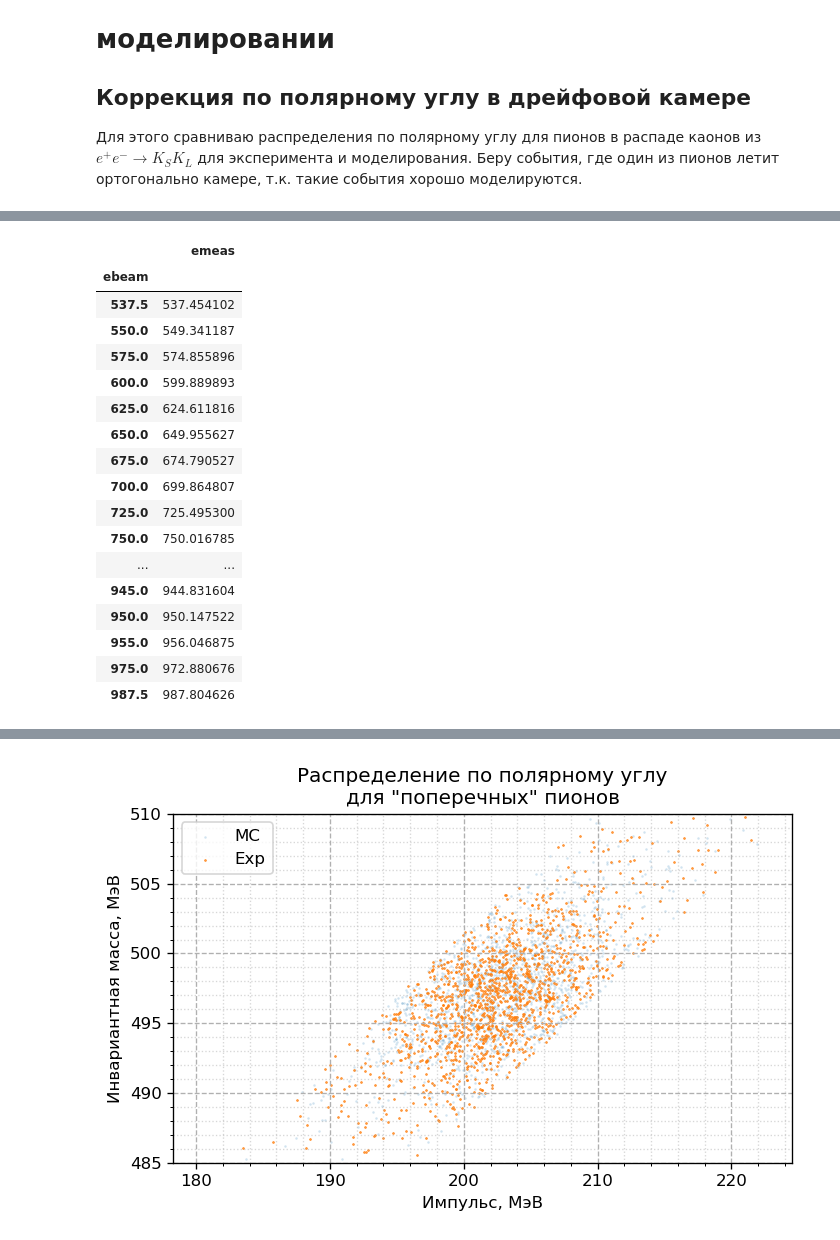
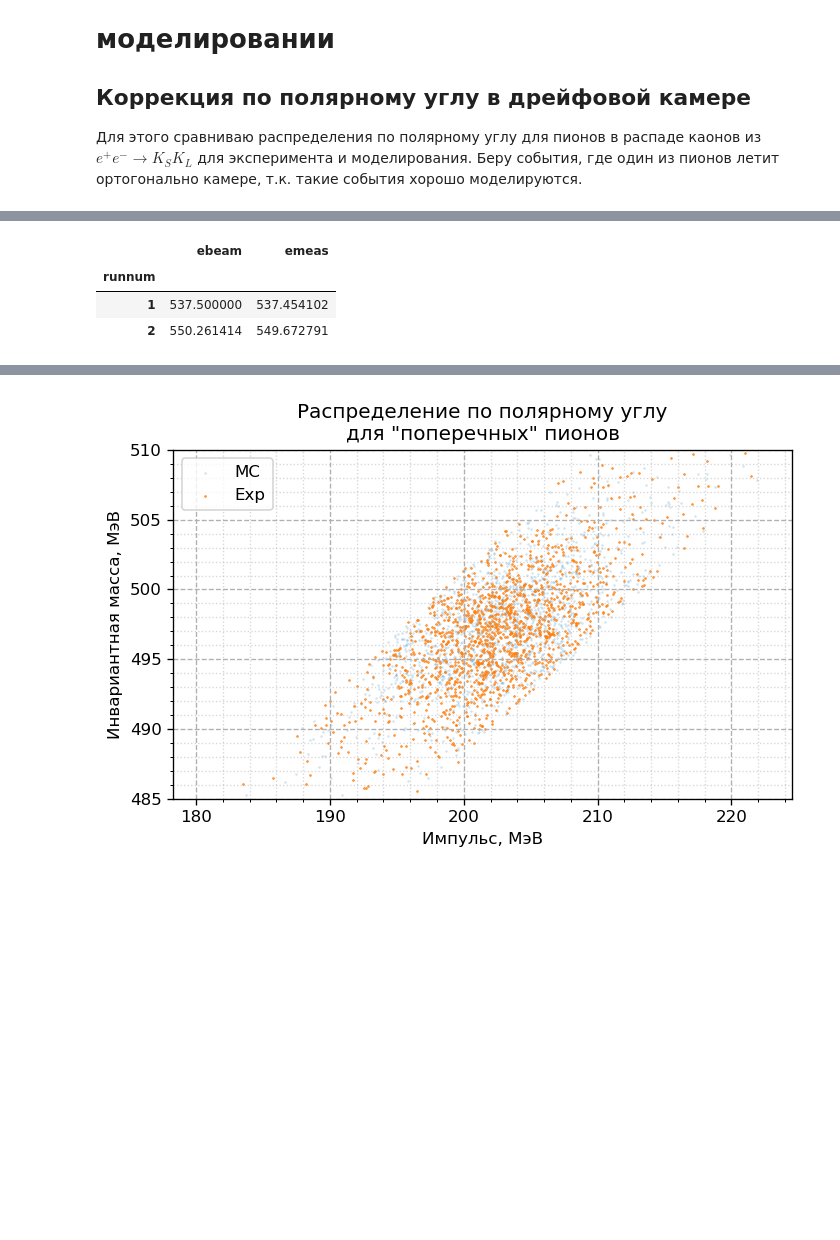
Before and after one commit to nikita-p/kskl20, a Jupyter notebook: notebooks/01. AnglesNote.ipynb, the cells around one changed output, grey strips where cells are left out. Saved outputs shown, nothing was run; the diff lists cells and outputs as text; code cells hidden in the pictures; blank space fills up the shorter version.

```diff
--- a/notebooks/01. AnglesNote.ipynb
+++ b/notebooks/01. AnglesNote.ipynb
@@ -61,5 +61,5 @@ def assign_mc_weight(*dfMCs):
         dfRet.append( df.join(pd.DataFrame({'weight': weight})) )
     return dfRet
 # %%
-dfExp, dfMC = prepare_data('../trees/exp2019_allTheta_allMoms.root'), prepare_data('../trees/mc19_sg.root')
+dfExp, dfMC = prepare_data('../trees/exp2019_runs.root'), prepare_data('../trees/mc19_sg.root')
 dfExp, dfMC = assign_mc_weight(dfExp, dfMC)
@@ -83,24 +77,10 @@ dfExp.loc[825]
 # %%
-dfExp.groupby('ebeam').agg({'emeas':'mean'})
+dfExp.groupby('runnum').agg({'ebeam': 'mean', 'emeas':'mean'})
 # %% [output]
-|  | emeas |
-| ebeam |  |
-| 537.5 | 537.454102 |
-| 550.0 | 549.341187 |
-| 575.0 | 574.855896 |
-| 600.0 | 599.889893 |
-| 625.0 | 624.611816 |
-| 650.0 | 649.955627 |
-| 675.0 | 674.790527 |
-| 700.0 | 699.864807 |
-| 725.0 | 725.495300 |
-| 750.0 | 750.016785 |
-| ... | ... |
-| 945.0 | 944.831604 |
-| 950.0 | 950.147522 |
-| 955.0 | 956.046875 |
-| 975.0 | 972.880676 |
-| 987.5 | 987.804626 |
+|  | ebeam | emeas |
+| runnum |  |  |
+| 1 | 537.500000 | 537.454102 |
+| 2 | 550.261414 | 549.672791 |
 # %%
 dfExp.head()
 # %% [output]
```
Also changed, not shown: parts of 29 cells of this notebook, 6 other files.
